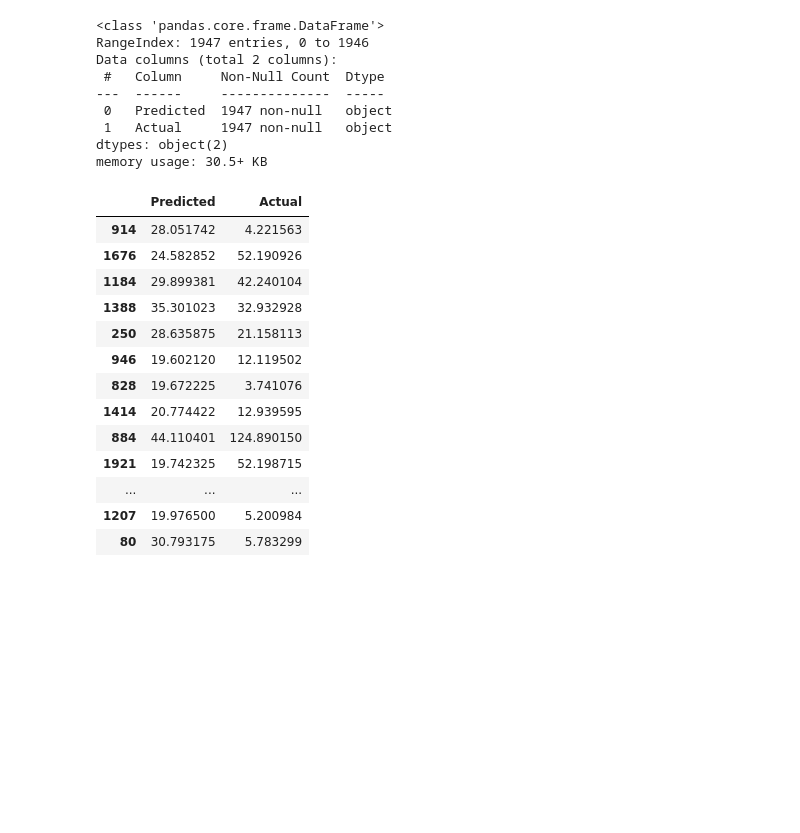
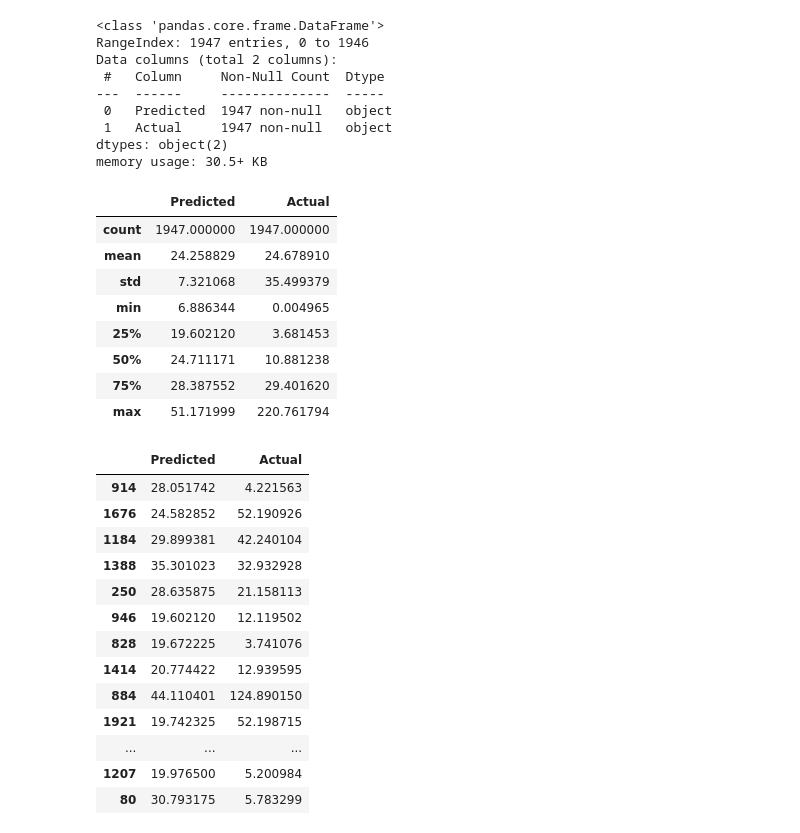
Before and after one commit to JessicaELewis/Pet-Adoptions, a Jupyter notebook: Step 5 - Modeling Cats.ipynb, the cells around one changed output. Cells and saved outputs as stored; diff of their text form; code cells hidden in the pictures; blank space fills up the shorter version.

```diff
--- a/Step 5 - Modeling Cats.ipynb
+++ b/Step 5 - Modeling Cats.ipynb
@@ -42,6 +44,18 @@ dtypes: object(2)
 memory usage: 30.5+ KB
 # %%
 comparison = comparison.astype('float64')
+# %%
+comparison.describe()
+# %% [output]
+|  | Predicted | Actual |
+| count | 1947.000000 | 1947.000000 |
+| mean | 24.258829 | 24.678910 |
+| std | 7.321068 | 35.499379 |
+| min | 6.886344 | 0.004965 |
+| 25% | 19.602120 | 3.681453 |
+| 50% | 24.711171 | 10.881238 |
+| 75% | 28.387552 | 29.401620 |
+| max | 51.171999 | 220.761794 |
 # %%
 comparison.sample(20)
 # %% [output]
```
Also changed, not shown: parts of 4 cells of this notebook, 9 other files.
